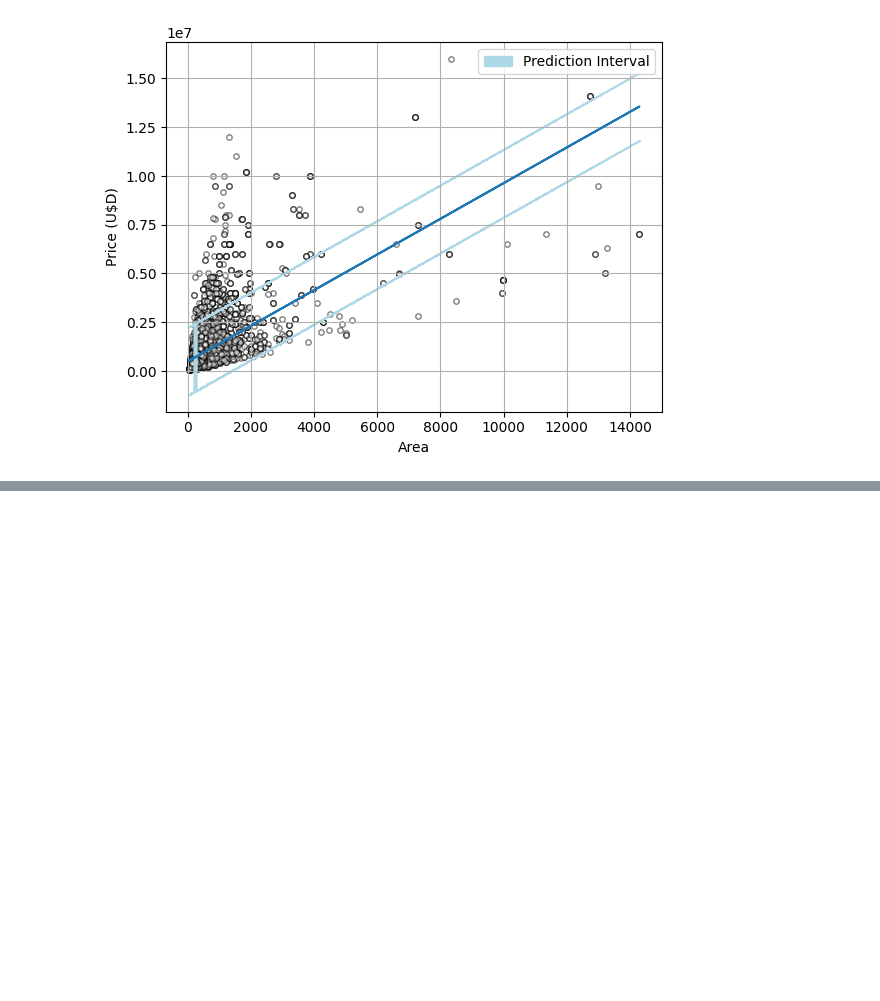
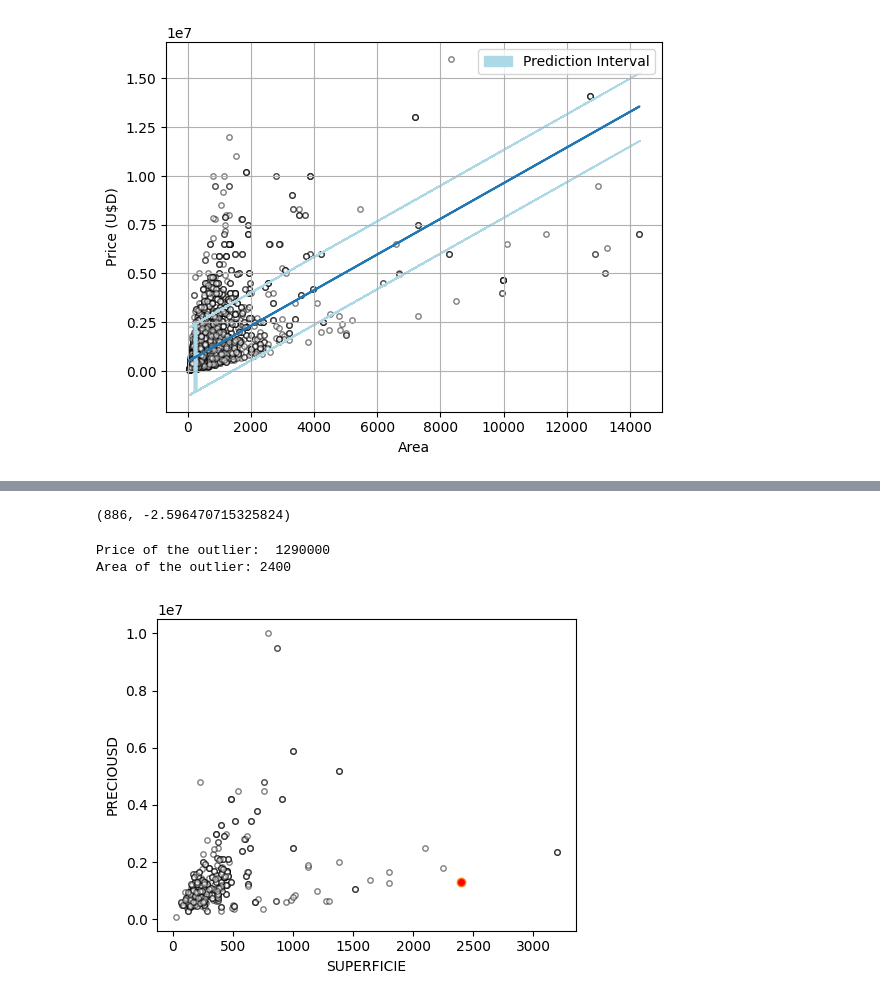
Before and after one commit to matuneville/practical-statistics-book, a Jupyter notebook: src/04-Regression_&_Prediction/chapter_04_py.ipynb, the cells around one changed output, grey strips where cells are left out. Saved outputs shown, nothing was run; the diff lists cells and outputs as text; code cells hidden in the pictures; blank space fills up the shorter version.

Commit message:
chapter 04 - influence in regression

```diff
--- a/src/04-Regression_&_Prediction/chapter_04_py.ipynb
+++ b/src/04-Regression_&_Prediction/chapter_04_py.ipynb
@@ -344,0 +356,5 @@ plt.show()
+# %%
+# keep only sold lands from Palermo
+lands_palermo = lands_caba.loc[lands_caba['BARRIO_PALERMO']==1]
+lands_palermo = lands_palermo[['PRECIOUSD', 'SUPERFICIE', 'BARRIO_PALERMO']]
+lands_palermo
@@ -344,0 +377,28 @@ plt.show()
+# %%
+predictor = ['SUPERFICIE']
+outcome = 'PRECIOUSD'
+
+# ordinary least squares regression model
+lands_outliers = sm.OLS(lands_palermo[outcome], lands_palermo[predictor].assign(const=1))
+results_palermo = lands_outliers.fit()
+# %%
+# We extract the standardized residuals and obtain the index of the smallest residual
+
+influence = OLSInfluence(results_palermo) # instance to get influence and outlier measures for the fitted model
+sresiduals = influence.resid_studentized_internal # calculates the studentized residuals
+sresiduals.idxmin(), sresiduals.min() # index and value of the minimum studentized residual
+# %% [output]
+(886, -2.596470715325824)
+# %%
+outlier = lands_palermo.loc[sresiduals.idxmin(), :]
+print('Price of the outlier: ', outlier[outcome])
+print('Area of the outlier:' , outlier[predictor[0]])
+# %% [output]
+Price of the outlier:  1290000
+Area of the outlier: 2400
+# %%
+lands_palermo.plot.scatter('SUPERFICIE', 'PRECIOUSD', color='white', edgecolor='black', alpha=0.5, s=15, figsize=(5,4))
+plt.scatter(outlier[predictor[0]], outlier[outcome], color='red', edgecolor='C1')
+plt.tight_layout()
+# %% [output]
+[figure, added]
```
Also changed, not shown: parts of 10 cells of this notebook.
